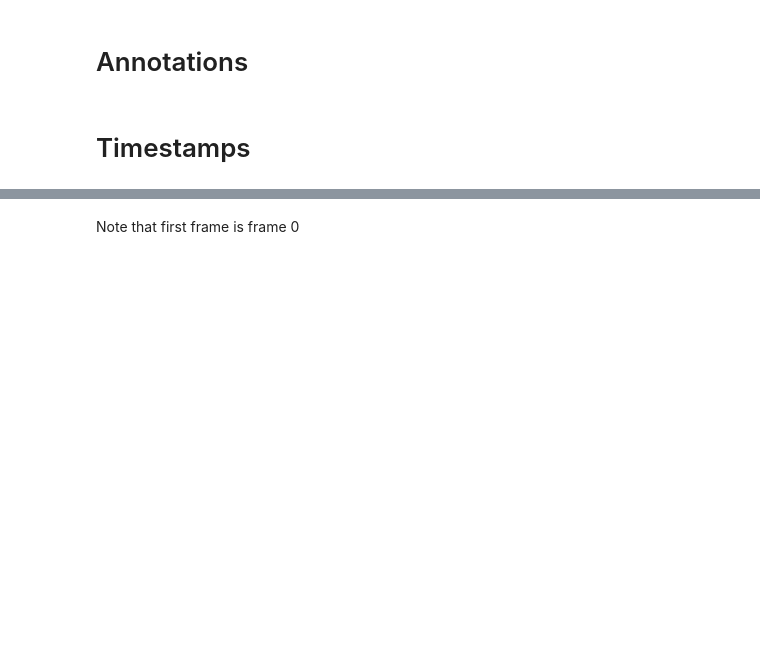
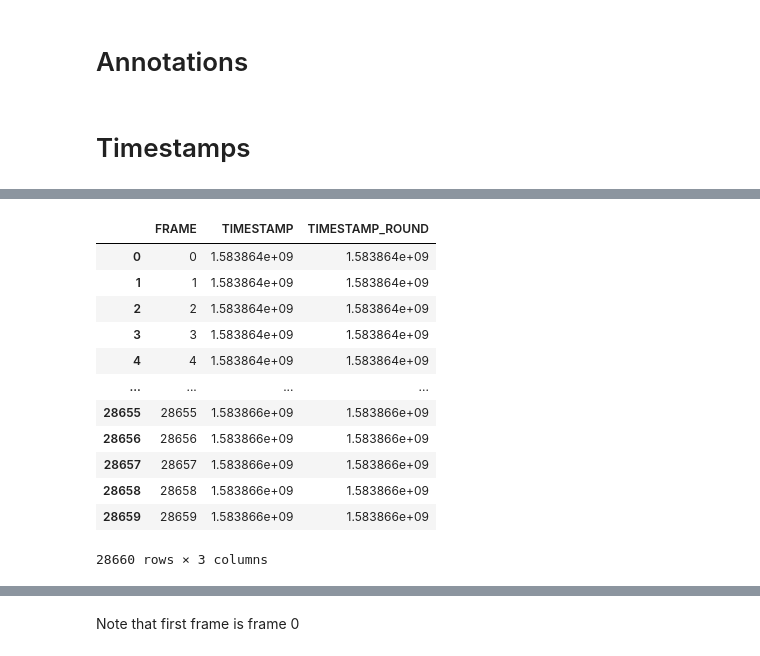
Before and after one commit to selzha/SD_radiology_EM, a Jupyter notebook: main.ipynb, the cells around one changed output, grey strips where cells are left out. Cells and saved outputs as stored; diff of their text form; code cells hidden in the pictures; blank space fills up the shorter version.

```diff
--- a/main.ipynb
+++ b/main.ipynb
@@ -145,3 +174,19 @@ world_timestamps_df['FRAME'] = range(total_frames)
 # %%
 world_timestamps_df['TIMESTAMP_ROUND'] = round(world_timestamps_df['TIMESTAMP'], 4)
 annotation_data['timestamp_round'] = round(annotation_data['timestamp'], 4)
+# %%
+world_timestamps_df
+# %% [output]
+|  | FRAME | TIMESTAMP | TIMESTAMP_ROUND |
+| 0 | 0 | 1.583864e+09 | 1.583864e+09 |
+| 1 | 1 | 1.583864e+09 | 1.583864e+09 |
+| 2 | 2 | 1.583864e+09 | 1.583864e+09 |
+| 3 | 3 | 1.583864e+09 | 1.583864e+09 |
+| 4 | 4 | 1.583864e+09 | 1.583864e+09 |
+| ... | ... | ... | ... |
+| 28655 | 28655 | 1.583866e+09 | 1.583866e+09 |
+| 28656 | 28656 | 1.583866e+09 | 1.583866e+09 |
+| 28657 | 28657 | 1.583866e+09 | 1.583866e+09 |
+| 28658 | 28658 | 1.583866e+09 | 1.583866e+09 |
+| 28659 | 28659 | 1.583866e+09 | 1.583866e+09 |
+28660 rows × 3 columns
```
Also changed, not shown: parts of 42 cells of this notebook.
